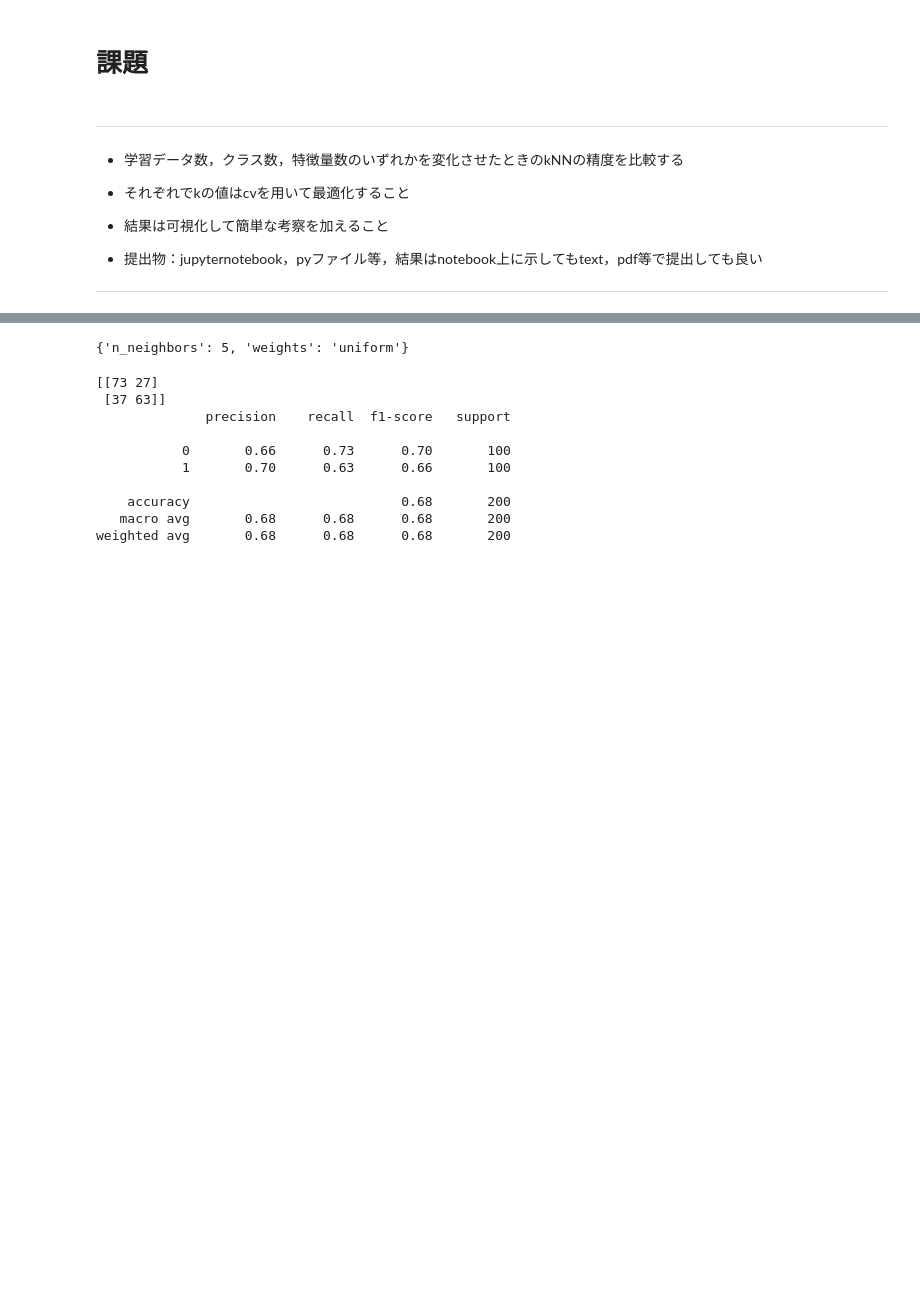
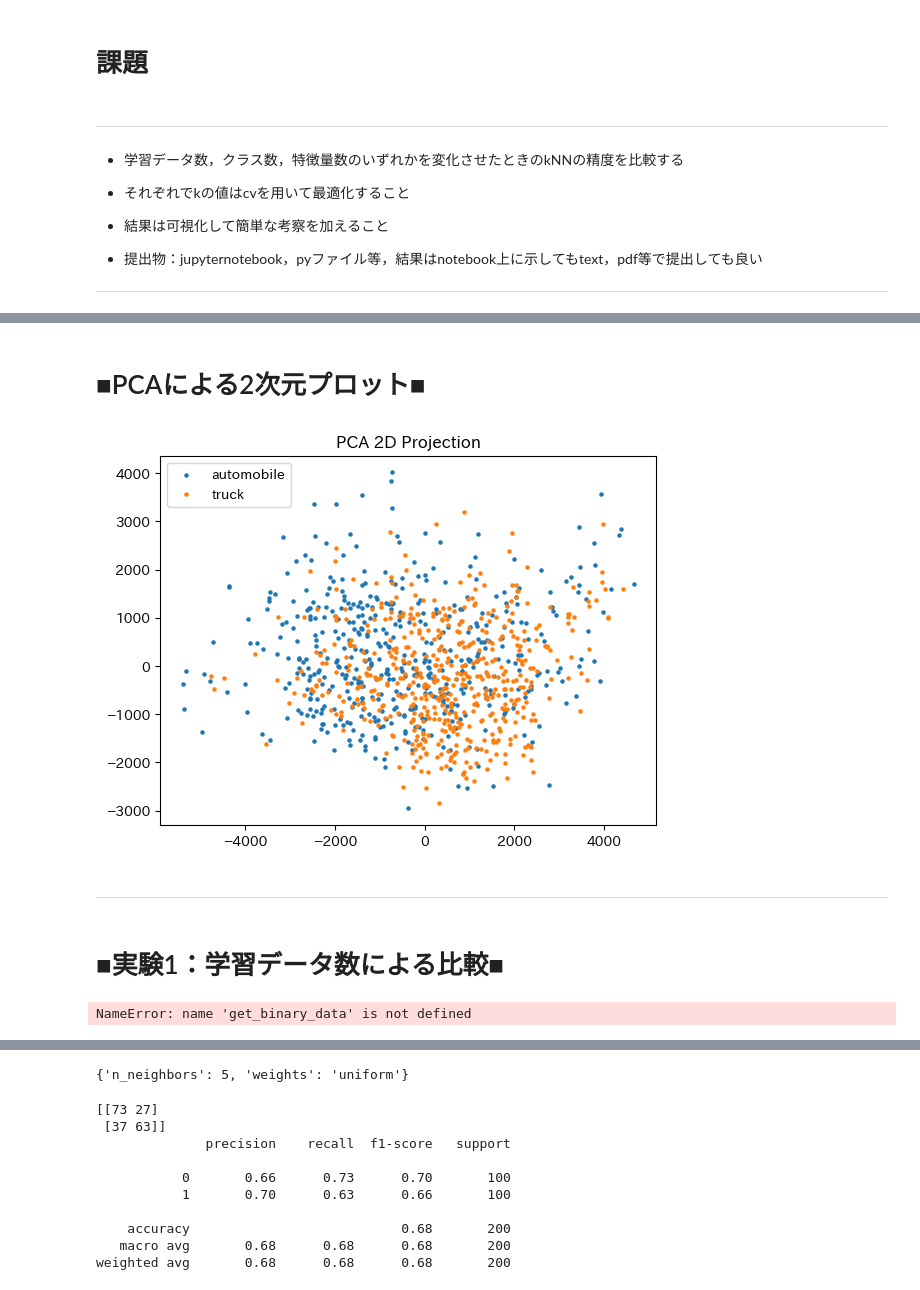
Before and after one commit to souldrive7/ECP, a Jupyter notebook: 教師あり学習課題‗村松先生.ipynb, the cells around one changed output, grey strips where cells are left out. Drawn from its saved outputs; the diff is of its cells as text; code cells hidden in the pictures; blank space fills up the shorter version.

```diff
--- a/教師あり学習課題‗村松先生.ipynb
+++ b/教師あり学習課題‗村松先生.ipynb
@@ -180,0 +103,28 @@ for i in range(10):
+# %% [markdown]
+# ■PCAによる2次元プロット■
+# %%
+# 自動車とトラック 各500枚抽出
+mask = np.isin(y_train, [1,9])
+X = x_train[mask].reshape(-1, 3072)[:1000]
+y = y_train[mask][:1000]
+pca = PCA(n_components=2)
+Z = pca.fit_transform(X)
+plt.scatter(Z[y==1,0], Z[y==1,1], s=5, label='automobile')
+plt.scatter(Z[y==9,0], Z[y==9,1], s=5, label='truck')
+plt.legend(); plt.title("PCA 2D Projection"); plt.show()
+# %% [output]
+[figure, added]
+# %% [markdown]
+---
+# %% [markdown]
+# ■実験1：学習データ数による比較■
+# %%
+for n in [100, 500, 1000]:
+    Xb, yb, Xt, yt = get_binary_data(n_train_per_cls=n)
+    params, cv_score = optimize_knn(Xb.reshape(-1,3072), yb)
+    acc = accuracy_score(yt, KNeighborsClassifier(**params)
+                         .fit(Xb.reshape(-1,3072),yb)
+                         .predict(Xt.reshape(-1,3072)))
+    print(f"各クラス{n}枚: CV best {params}, CV={cv_score:.3f}, Test acc={acc:.3f}")
+# %% [output]
+NameError: name 'get_binary_data' is not defined
```
Also changed, not shown: parts of 45 cells of this notebook.
